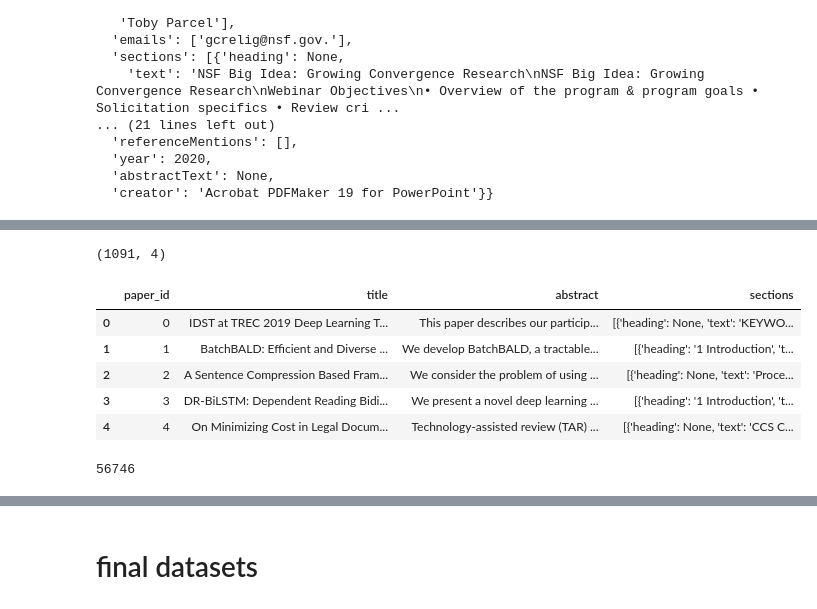
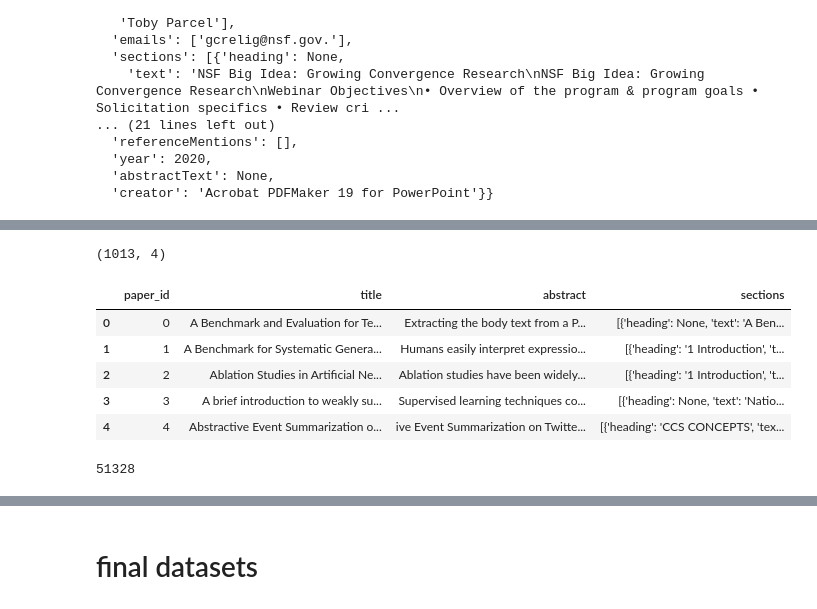
Before and after one commit to jarobyte91/rouge_sciqfs, a Jupyter notebook: notebooks/1_build_dataset.ipynb, the cells around one changed output, grey strips where cells are left out. Saved outputs shown, nothing was run; the diff lists cells and outputs as text; code cells hidden in the pictures.

```diff
--- a/notebooks/1_build_dataset.ipynb
+++ b/notebooks/1_build_dataset.ipynb
@@ -52,6 +53,18 @@ show(raw)
 | 3 | /home/jarobyte/Zotero/storage/FEF... | {'source': 'CRF', 'title': 'Batch... | BatchBALD: Efficient and Diverse ... | We develop BatchBALD, a tractable... | [{'heading': '1 Introduction', 't... | [{'title': 'Toward the next gener... | [{'referenceID': 6, 'context': 'A... |
 | 4 | /home/jarobyte/Zotero/storage/GXE... | {'source': 'META', 'title': 'A Se... | A Sentence Compression Based Fram... | We consider the problem of using ... | [{'heading': None, 'text': 'Proce... | [{'title': 'Syntax directed trans... | [{'referenceID': 18, 'context': '... |
 # %%
-raw_na = raw.where(raw.applymap(lambda x: x is not None and x != [])).dropna().reset_index(drop = True)
+raw_na = raw.where(raw.applymap(lambda x: x is not None and x != []))\
+.dropna()\
+.assign(
+    title_clean = lambda df: df.title.str.replace(r"\W", "", regex = True).str.lower()
+)\
+.applymap(json.dumps)\
+.groupby("title_clean").min()\
+.applymap(json.loads)\
+.reset_index()\
+.reset_index()\
+.rename(columns = {"index":"paper_id"})
+
+
 show(raw_na)
 # %% [output]
@@ -65,18 +78,19 @@ show(raw_na)
 # %%
-papers = raw_na[["title", "abstract", "sections"]].reset_index().rename(columns = {"index":"paper_id"})
+papers = raw_na[["paper_id", "title", "abstract", "sections"]]\
+
 show(papers)
 # %% [output]
-(1091, 4)
+(1013, 4)
 |  | paper_id | title | abstract | sections |
-| 0 | 0 | IDST at TREC 2019 Deep Learning T... | This paper describes our particip... | [{'heading': None, 'text': 'KEYWO... |
-| 1 | 1 | BatchBALD: Efficient and Diverse ... | We develop BatchBALD, a tractable... | [{'heading': '1 Introduction', 't... |
-| 2 | 2 | A Sentence Compression Based Fram... | We consider the problem of using ... | [{'heading': None, 'text': 'Proce... |
-| 3 | 3 | DR-BiLSTM: Dependent Reading Bidi... | We present a novel deep learning ... | [{'heading': '1 Introduction', 't... |
-| 4 | 4 | On Minimizing Cost in Legal Docum... | Technology-assisted review (TAR) ... | [{'heading': None, 'text': 'CCS C... |
+| 0 | 0 | A Benchmark and Evaluation for Te... | Extracting the body text from a P... | [{'heading': None, 'text': 'A Ben... |
+| 1 | 1 | A Benchmark for Systematic Genera... | Humans easily interpret expressio... | [{'heading': '1 Introduction', 't... |
+| 2 | 2 | Ablation Studies in Artificial Ne... | Ablation studies have been widely... | [{'heading': '1 Introduction', 't... |
+| 3 | 3 | A brief introduction to weakly su... | Supervised learning techniques co... | [{'heading': None, 'text': 'Natio... |
+| 4 | 4 | Abstractive Event Summarization o... | ive Event Summarization on Twitte... | [{'heading': 'CCS CONCEPTS', 'tex... |
 # %%
 raw_na.citations.map(len, na_action = "ignore").sum()
 # %% [output]
-56746
+51328
 # %%
 citations_raw = raw_na.citations.dropna().explode()
 show(citations_raw)
```
Also changed, not shown: parts of 28 cells of this notebook, 2 other files.
